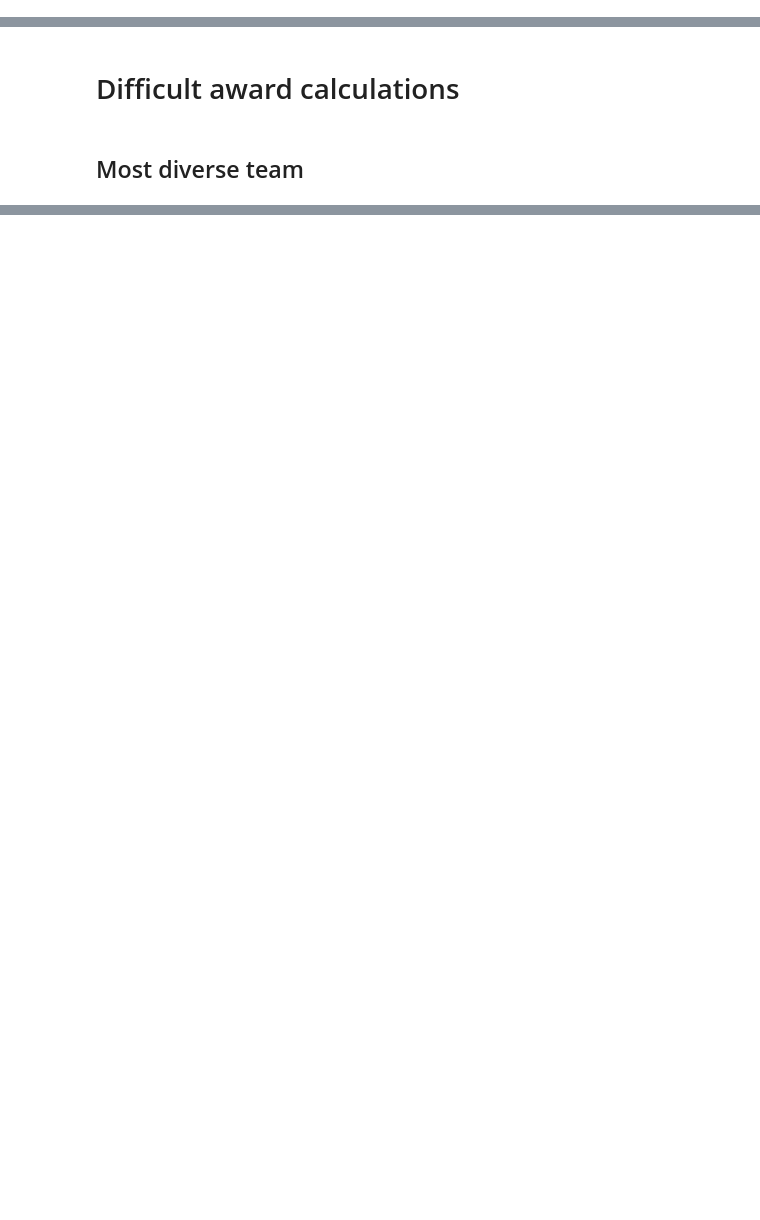
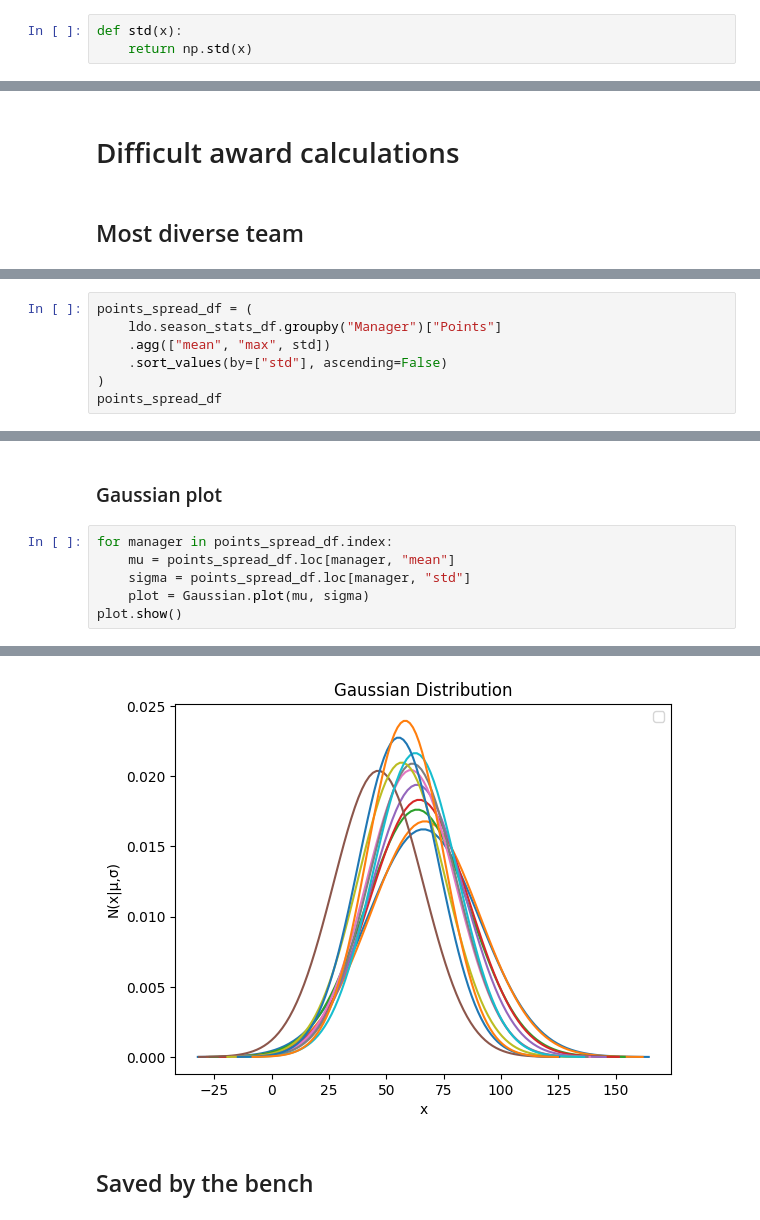
Before and after one commit to RACollins/fpl-forecast-optimise, a Jupyter notebook: notebooks/3.0-awards-calc.ipynb, the cells around one changed output, grey strips where cells are left out. Drawn from its saved outputs; the diff is of its cells as text; blank space fills up the shorter version.

```diff
--- a/notebooks/3.0-awards-calc.ipynb
+++ b/notebooks/3.0-awards-calc.ipynb
@@ -26,0 +39,3 @@ live_url_template = "https://fantasy.premierleague.com/api/event/{gw}/live/"
+# %%
+def std(x):
+    return np.std(x)
@@ -74,0 +133,7 @@ league_teams_df["player_pick"] = league_teams_df["player_pick"].str.replace(
+# %%
+points_spread_df = (
+    ldo.season_stats_df.groupby("Manager")["Points"]
+    .agg(["mean", "max", std])
+    .sort_values(by=["std"], ascending=False)
+)
+points_spread_df
@@ -74,0 +155,9 @@ league_teams_df["player_pick"] = league_teams_df["player_pick"].str.replace(
+# %% [markdown]
+### Gaussian plot
+# %%
+for manager in points_spread_df.index:
+    mu = points_spread_df.loc[manager, "mean"]
+    sigma = points_spread_df.loc[manager, "std"]
+    plot = Gaussian.plot(mu, sigma)
+plot.show()
+# %% [output]
@@ -74,0 +176,3 @@ league_teams_df["player_pick"] = league_teams_df["player_pick"].str.replace(
+[figure, added]
+# %% [markdown]
+## Saved by the bench
```
Also changed, not shown: parts of 14 cells of this notebook.
